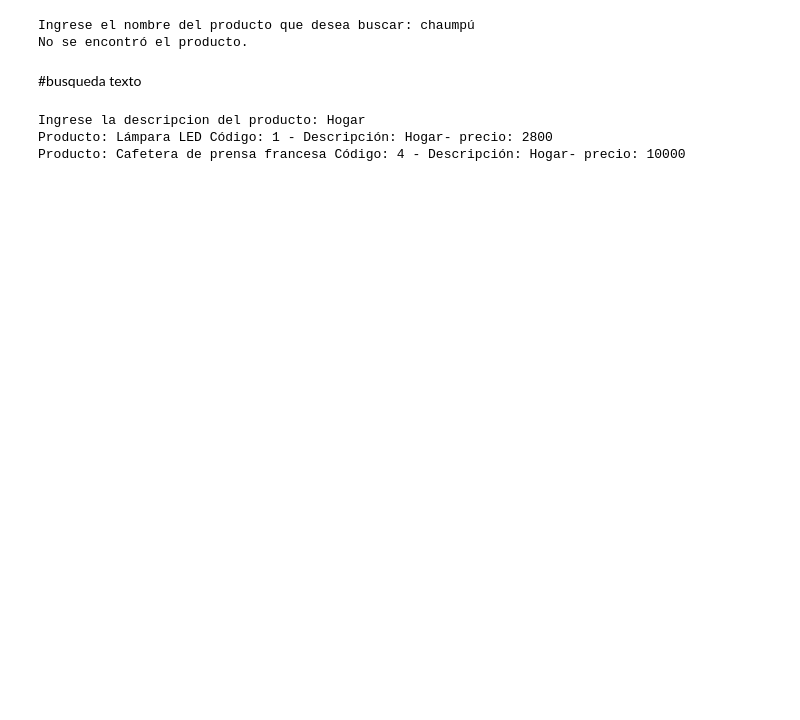
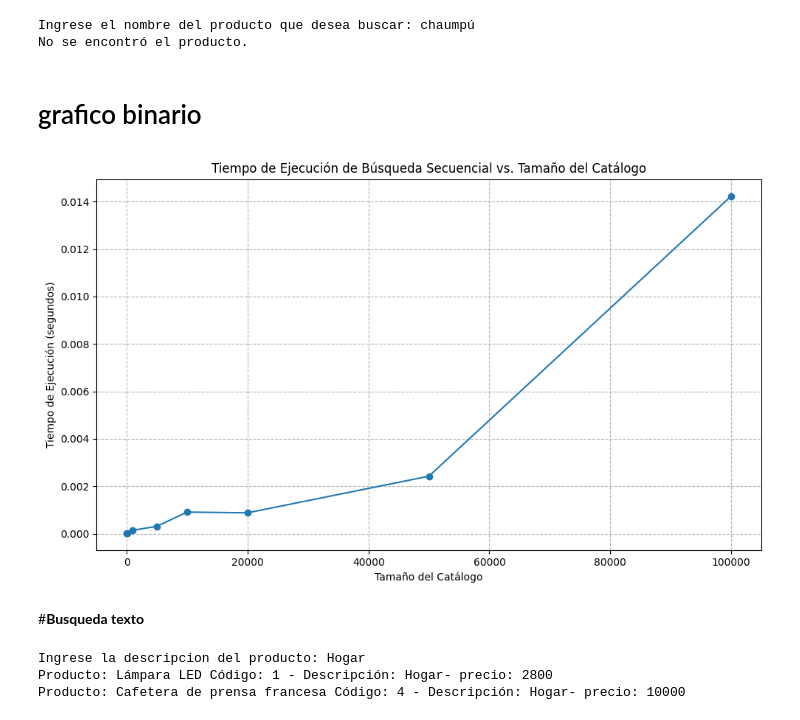
Before and after one commit to dragonhumeante07/pruebas-de-codigos, a Jupyter notebook: ejercicio_3_taller4.ipynb, the cells around one changed output. Drawn from its saved outputs; the diff is of its cells as text; code cells hidden in the pictures; blank space fills up the shorter version.

```diff
--- a/ejercicio_3_taller4.ipynb
+++ b/ejercicio_3_taller4.ipynb
@@ -136,8 +181,65 @@ else:
 # %% [output]
 Ingrese el nombre del producto que desea buscar: chaumpú
 No se encontró el producto.
+# %% [markdown]
+# grafico binario
+# %%
+import time
+import matplotlib.pyplot as plt
+import random
+import csv
+
+class Producto:
+    def __init__(self, codigo, nombre, descripcion, precio):
+        self.codigo = codigo
+        self.nombre = nombre
+        self.descripcion = descripcion
+        self.precio = precio
+
+    def __str__(self):
+        return f"Producto: {self.nombre} Código: {self.codigo} - Descripción: {self.descripcion}- precio: {self.precio}"
+
+def buscar_producto(lista, valor):
+    for producto in lista:
+        if producto.nombre.lower() == valor.lower():
+            return producto
+    return None
+
+def generate_products(size):
+    products = []
+    for i in range(size):
+        products.append(Producto(i, f"Product{i}", f"Desc{i}", random.randint(10, 1000)))
+    return products
+
+sizes = [10, 100, 1000, 5000, 10000, 20000, 50000, 100000]
+times = []
+
+for size in sizes:
+    catalogo_test = generate_products(size)
+
+    # Choose a value to search for. For worst-case, we can pick a non-existent value or the last element.
+    search_value = f"Product{random.randint(0, size - 1)}" # Search for an existing name
+    # search_value = "NonExistentProduct" # For worst case (not found)
+
+    start_time = time.time()
+    buscar_producto(catalogo_test, search_value)
+    end_time = time.time()
+    times.append(end_time - start_time)
+
+plt.figure(figsize=(10, 6))
+plt.plot(sizes, times, marker='o', linestyle='-')
+plt.xscale('linear')
+plt.yscale('linear')
+plt.title('Tiempo de Ejecución de Búsqueda Secuencial vs. Tamaño del Catálogo')
+plt.xlabel('Tamaño del Catálogo')
+plt.ylabel('Tiempo de Ejecución (segundos)')
+plt.grid(True, which="both", ls="--", c='0.7')
+plt.tight_layout()
+plt.show()
+# %% [output]
+[figure, added]
 # %% [markdown]
-#busqueda texto
+#**Busqueda texto**
 # %%
 import csv
 class Producto:
```
Also changed, not shown: parts of 7 cells of this notebook.
